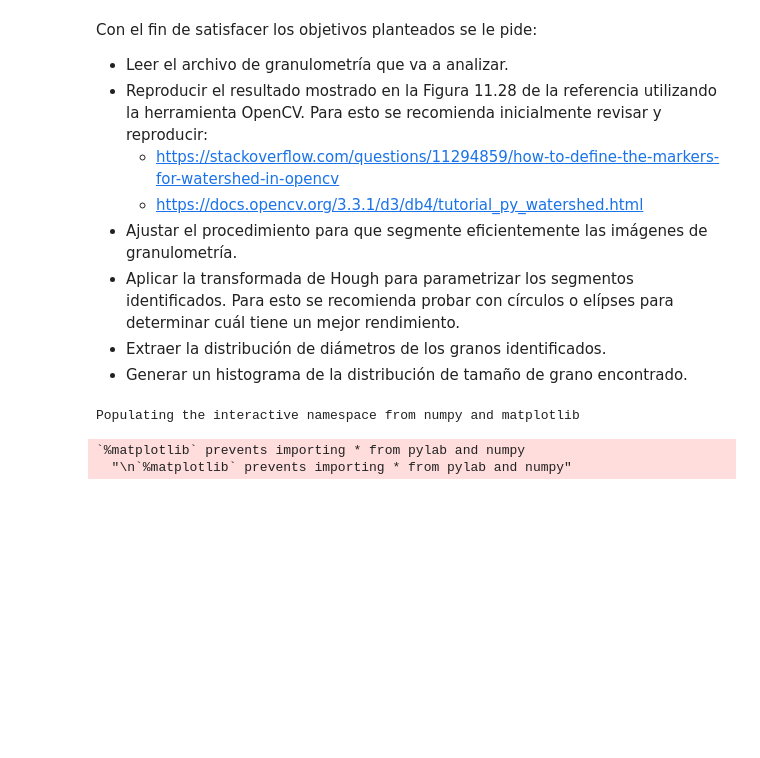
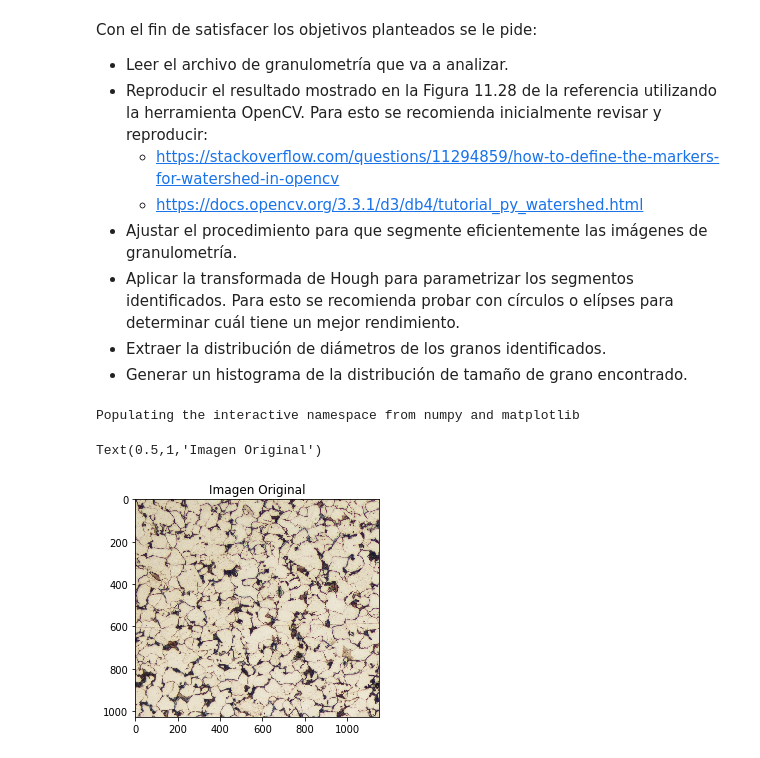
Before and after one commit to ChristianABJ/Herramientas_Computacionales_IMEC3602, a Jupyter notebook: analisis_imagenes/granulometria.ipynb, the cells around one changed output. Drawn from its saved outputs; the diff is of its cells as text; code cells hidden in the pictures; blank space fills up the shorter version.

```diff
--- a/analisis_imagenes/granulometria.ipynb
+++ b/analisis_imagenes/granulometria.ipynb
@@ -19,21 +15,25 @@ Con el fin de satisfacer los objetivos planteados se le pide:
 * Aplicar la transformada de Hough para parametrizar los segmentos identificados. Para esto se recomienda probar con círculos o elípses para determinar cuál tiene un mejor rendimiento.
 * Extraer la distribución de diámetros de los granos identificados.
 * Generar un histograma de la distribución de tamaño de grano encontrado.
-# %%
-im1 = pylab.imread("imagen1.tif")
-#print imagen
-pylab.imshow(im1, cmap = cm.Greys_r)
-plt.title('Imagen Original', fontsize=12)
-
-import numpy as np
-import cv2
-from matplotlib import pyplot as plt
-%pylab inline
-import scipy
-from scipy import misc
-from scipy import ndimage
-# %% [output]
-Populating the interactive namespace from numpy and matplotlib
-`%matplotlib` prevents importing * from pylab and numpy
-  "\n`%matplotlib` prevents importing * from pylab and numpy"
+# %%
+import numpy as np
+import cv2
+from matplotlib import pyplot as plt
+%pylab inline
+import scipy
+from scipy import misc
+from scipy import ndimage
+from skimage import feature
+from skimage.transform import (hough_circle, hough_circle_peaks)
+from skimage.draw import circle_perimeter,circle
+import os
+from skimage import data, color
+
+img = pylab.imread("recorte.jpg")
+pylab.imshow(img, cmap = cm.Greys_r)
+plt.title('Imagen Original', fontsize=12)
+# %% [output]
+Populating the interactive namespace from numpy and matplotlib
+Text(0.5,1,'Imagen Original')
+[figure, added]
 # %%
```
Also changed, not shown: parts of 12 cells of this notebook, 11 other files.
